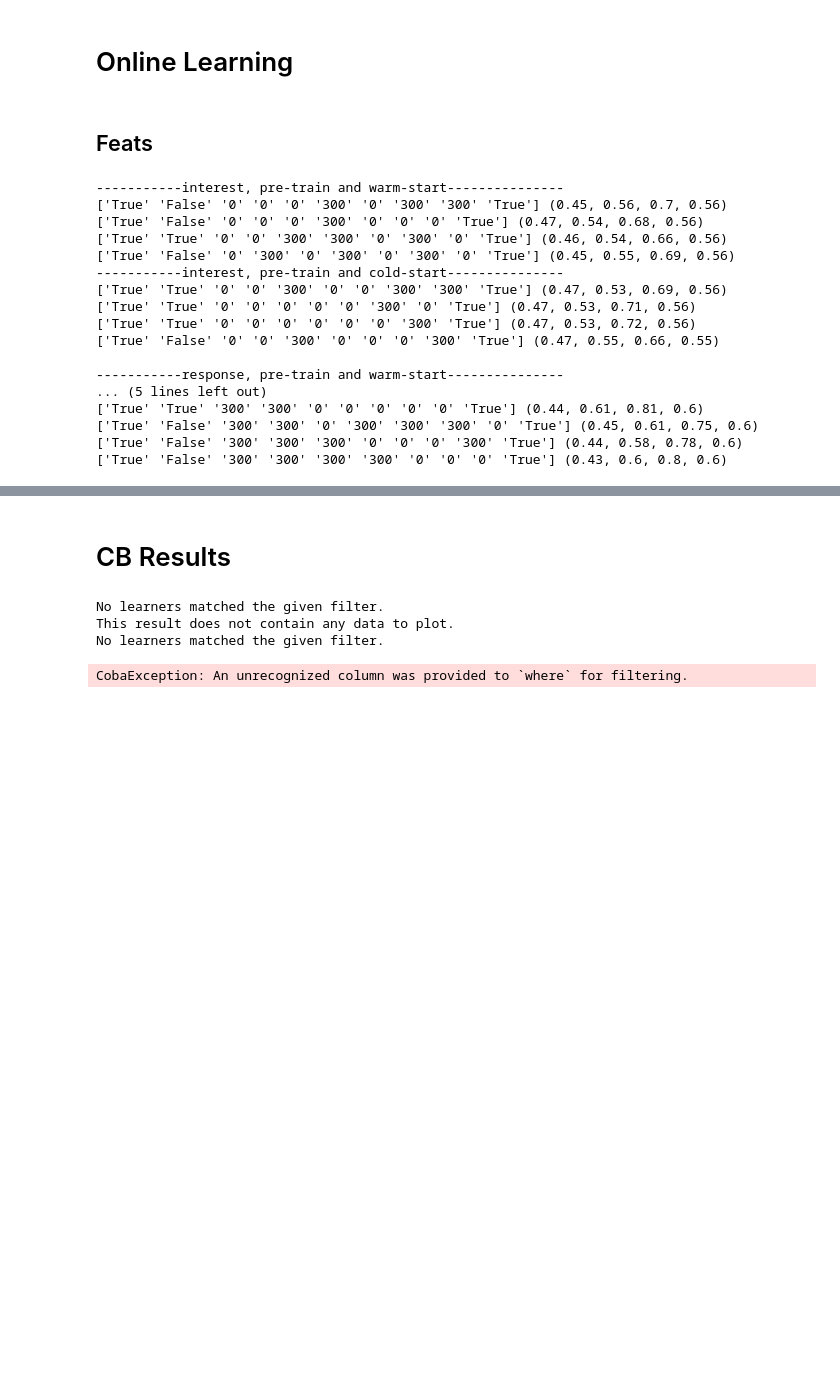
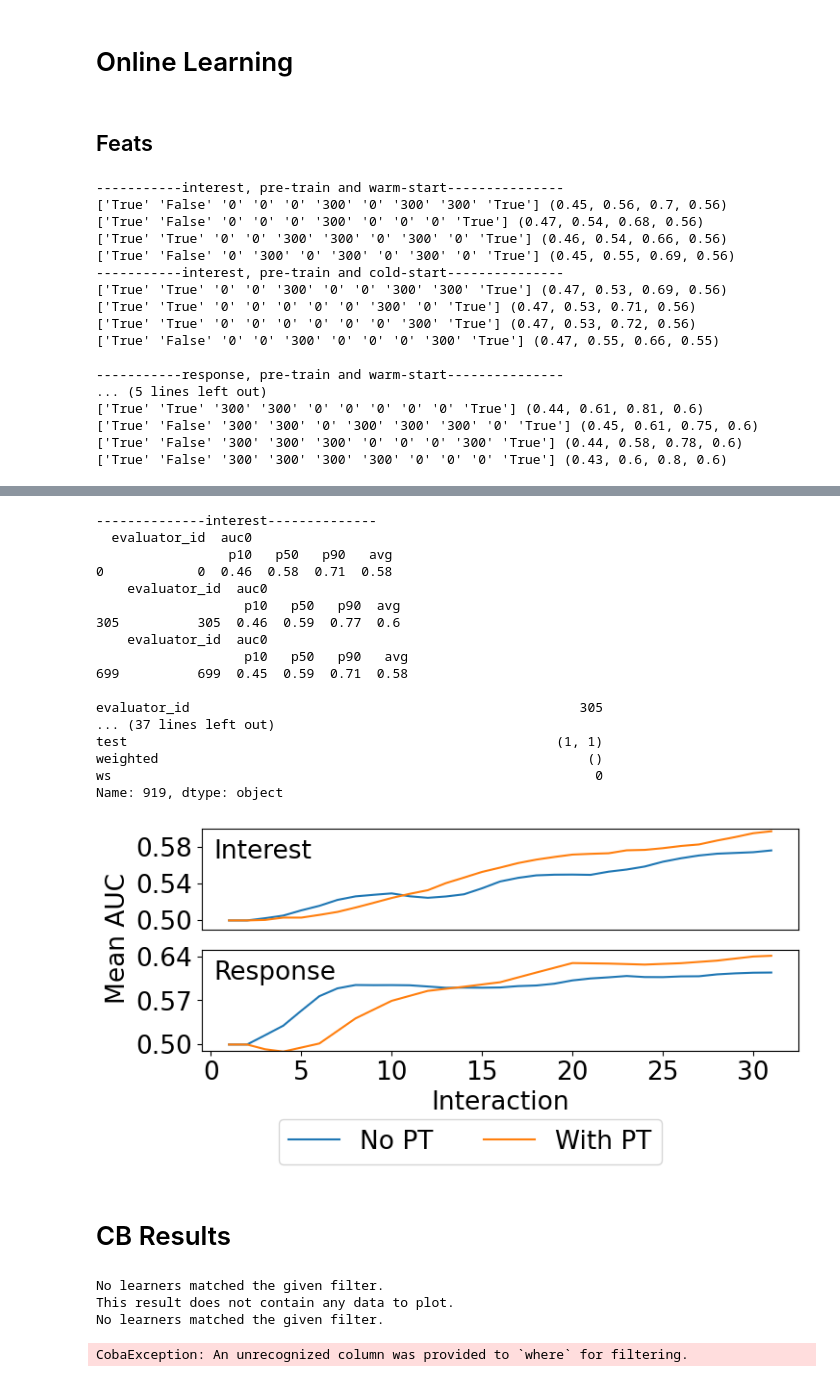
Before and after one commit to mrucker/diss, a Jupyter notebook: sapiens/notebooks/5) results.ipynb, the cells around one changed output, grey strips where cells are left out. Drawn from its saved outputs; the diff is of its cells as text; code cells hidden in the pictures; blank space fills up the shorter version.

```diff
--- a/sapiens/notebooks/5) results.ipynb
+++ b/sapiens/notebooks/5) results.ipynb
@@ -27,12 +27,12 @@ class my_median(my_pct):
     def __init__(self):
         super().__init__(50)
 
-def draw_online_plot(res0,vid0,res1,vid1,labels,filename,ylim0=None,yticks0=None,ylim1=None,yticks1=None,ncols=2,s=4,bbox_xoffset=0.0):
+def draw_online_plot(res0,vid0,res1,vid1,labels,filename,ylim0=None,yticks0=None,ylim1=None,yticks1=None,ncols=2,s=4,bbox_xoffset=0.0,bbox_yoffset=0.0,figsize=(8,3),nfrows=2,nfcols=1):
     fs = 19
 
     plt.rcParams['font.size'] = fs
 
-    fig, axs = plt.subplots(2, 1, figsize=(8,3))
+    fig, axs = plt.subplots(nfrows, nfcols, figsize=figsize)
 
     for v1,v2,c,l in zip(vid0,vid1,colors,labels):
         res0.where(evaluator_id=v1).plot_learners(y='auc0',l=['evaluator_id'],span=s,ax=axs[0],legend=False,colors=c,labels=l,out=None)
@@ -53,7 +53,7 @@ def draw_online_plot(res0,vid0,res1,vid1,labels,filename,ylim0=None,yticks0=None
     axs[0].set_title('',loc='left')
     axs[1].set_title('',loc='left')
 
-    axs[1].legend(ncols=ncols,loc="lower center",bbox_to_anchor=(.4+bbox_xoffset,-1.25))
+    axs[1].legend(ncols=ncols,loc="lower center",bbox_to_anchor=(.4+bbox_xoffset,-1.25+bbox_yoffset))
 
     fig.text(0.00, 0.5, 'Mean AUC', va='center', rotation='vertical', math_fontfamily='cm')
     fig.text(0.14, 0.8, 'Interest', va='center', rotation='horizontal')
@@ -74,11 +74,11 @@ def getp(percentile):
 def getm():
     return lambda x: np.nanmean(x)
 
-def geth():
-    def auch(x1,x2): return 0 if x1 == 0 or x2 == 0 else 2/(1/x1+1/x2)
-    return lambda cols: map(auch,cols["gauc0"],cols["gauc1"])
+def geth(col="gauc"):
+    def h(x1,x2): return 0 if x1 == 0 or x2 == 0 else 2/(1/x1+1/x2)
+    return lambda cols,col=col: map(h,cols[f"{col}0"],cols[f"{col}1"])
 
-def off_p(res,group_by="evaluator_id",mets=['gauc0'],aggs={},sort_by=('gauc0','avg'),take=4,drop_avg=False):
+def off_p(res,group_by="evaluator_id",mets=['gauc0'],aggs={},sort_by=('gauc0','avg'),take=4,drop_avg=False,digits=2):
     from itertools import chain
     pd.set_option('display.width', 1000)
 
@@ -97,13 +97,14 @@ def off_p(res,group_by="evaluator_id",mets=['gauc0'],aggs={},sort_by=('gauc0','a
     stats = [('p10',getp(10)),('p50',getp(50)),('p90',getp(90)),('avg',getm())]
     if drop_avg: stats = [s for s in stats if s[0] != 'avg']
     df = pd.DataFrame(cols)
-    df = df.groupby(["id","pid"]).mean().reset_index().drop('pid', axis=1).groupby("id").agg({m:stats for m in chain(mets,aggs)}).reset_index()
+    df = df.groupby(["id","pid"]).mean().reset_index()
+    df = df.drop('pid', axis=1).groupby("id").agg({m:stats for m in chain(mets,aggs)}).reset_index()
     df = df.sort_values(by=sort_by,ascending=False).head(take)
     df = df.rename({"id":group_by},axis=1)
 
-    return df.round(2)
+    return df.round(digits)
 
-def on_p(res,min_index,group_by="evaluator_id",mets=['auc0'],sort_by=('auc0','avg'),take=4,drop_avg=False,merge_pid=True):
+def on_p(res,min_index,group_by="evaluator_id",mets=['auc0'],sort_by=('auc0','avg'),take=4,drop_avg=False,merge_pid=True,digits=2):
     pd.set_option('display.width', 1000)
     cols = {'id':[],'pid':[]}
     for m in mets: cols[m] = []
@@ -126,7 +127,7 @@ def on_p(res,min_index,group_by="evaluator_id",mets=['auc0'],sort_by=('auc0','av
     df = df.sort_values(by=sort_by,ascending=False).head(take)
     df = df.rename({"id":group_by},axis=1)
 
-    return df.round(2)
+    return df.round(digits)
 # %% [markdown]
 # Offline Learning
 # %% [markdown]
@@ -628,3 +616,39 @@ draw_online_plot(resb_0,[53,42],resb_1,[32,43],["No WS", "With WS"],"on-ws.pdf",
+# %%
+print("--------------interest--------------")
+print(on_p(res4_0.where(evaluator_id=0),min_index=28))
+print(on_p(res4_0,min_index=28,take=1))
+print(on_p(res4_0,min_index=28,take=1,sort_by=('auc0','p50')))
+print()
+print(res4_0.evaluators.to_pandas().iloc[305])
+
+print()
+print("--------------response--------------")
+print(on_p(res4_1.where(evaluator_id=0),min_index=28))
+print(on_p(res4_1,min_index=28,take=1))
+print(on_p(res4_1,min_index=28,take=1,sort_by=('auc0','p50')))
+print()
+print(res4_0.evaluators.to_pandas().iloc[919])
+
+draw_online_plot(res4_0,[0,305],res4_1,[0,919],["No PT", "With PT"],"on-pt.pdf",yticks0=[.50,.54,.58],ylim0=[.49,.60],yticks1=[.50,.57,.64],ylim1=[.49,.65],bbox_xoffset=.05)
+# %% [output]
+--------------interest--------------
+  evaluator_id  auc0
+                 p10   p50   p90   avg
+0            0  0.46  0.58  0.71  0.58
+    evaluator_id  auc0
+                   p10   p50   p90  avg
+305          305  0.46  0.59  0.77  0.6
+    evaluator_id  auc0
+                   p10   p50   p90   avg
+699          699  0.45  0.59  0.71  0.58
+
+evaluator_id                                                  305
+... (37 lines left out)
+test                                                       (1, 1)
+weighted                                                       ()
+ws                                                              0
+Name: 919, dtype: object
+[figure, added]
 # %% [markdown]
 # CB Results
 # %%
```
Also changed, not shown: parts of 38 cells of this notebook, 3 other files.
